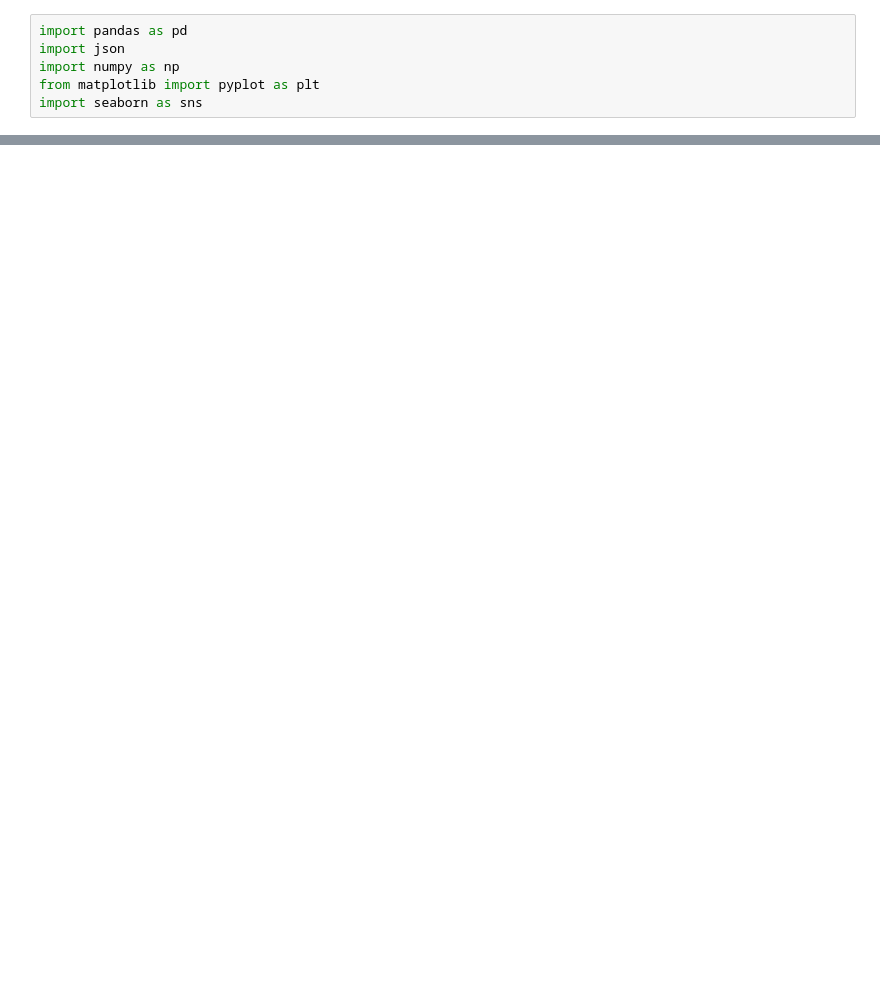
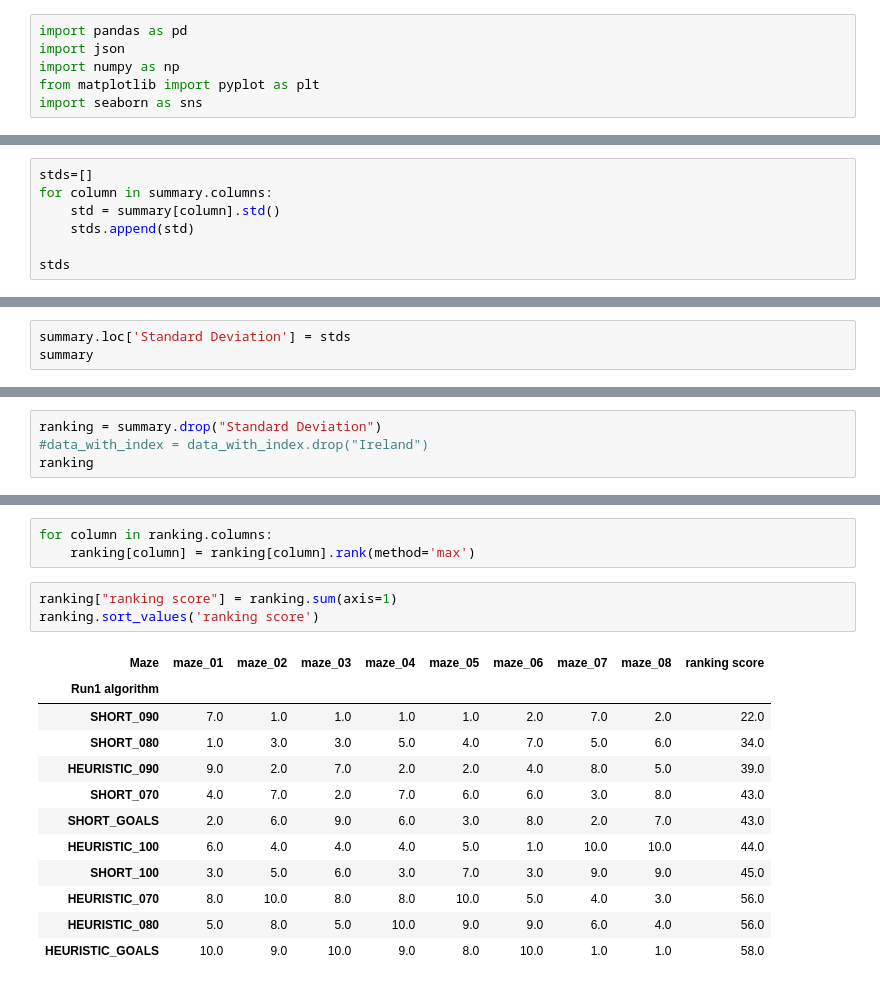
Before and after one commit to magicpai/virtualmaze, a Jupyter notebook: analysis.ipynb, the cells around one changed output, grey strips where cells are left out. Saved outputs shown, nothing was run; the diff lists cells and outputs as text; blank space fills up the shorter version.

```diff
--- a/analysis.ipynb
+++ b/analysis.ipynb
@@ -331,0 +197,7 @@ sns.scatterplot(data=data, x="Coverage", y="Run2", hue="Alg")
+# %%
+stds=[]
+for column in summary.columns:
+    std = summary[column].std()
+    stds.append(std)
+
+stds
@@ -331,0 +213,3 @@ sns.scatterplot(data=data, x="Coverage", y="Run2", hue="Alg")
+# %%
+summary.loc['Standard Deviation'] = stds
+summary
@@ -331,0 +230,4 @@ sns.scatterplot(data=data, x="Coverage", y="Run2", hue="Alg")
+# %%
+ranking = summary.drop("Standard Deviation")
+#data_with_index = data_with_index.drop("Ireland")
+ranking
@@ -331,0 +247,19 @@ sns.scatterplot(data=data, x="Coverage", y="Run2", hue="Alg")
+# %%
+for column in ranking.columns:
+    ranking[column] = ranking[column].rank(method='max')
+# %%
+ranking["ranking score"] = ranking.sum(axis=1)
+ranking.sort_values('ranking score')
+# %% [output]
+| Maze | maze_01 | maze_02 | maze_03 | maze_04 | maze_05 | maze_06 | maze_07 | maze_08 | ranking score |
+| Run1 algorithm |  |  |  |  |  |  |  |  |  |
+| SHORT_090 | 7.0 | 1.0 | 1.0 | 1.0 | 1.0 | 2.0 | 7.0 | 2.0 | 22.0 |
+| SHORT_080 | 1.0 | 3.0 | 3.0 | 5.0 | 4.0 | 7.0 | 5.0 | 6.0 | 34.0 |
+| HEURISTIC_090 | 9.0 | 2.0 | 7.0 | 2.0 | 2.0 | 4.0 | 8.0 | 5.0 | 39.0 |
+| SHORT_070 | 4.0 | 7.0 | 2.0 | 7.0 | 6.0 | 6.0 | 3.0 | 8.0 | 43.0 |
+| SHORT_GOALS | 2.0 | 6.0 | 9.0 | 6.0 | 3.0 | 8.0 | 2.0 | 7.0 | 43.0 |
+| HEURISTIC_100 | 6.0 | 4.0 | 4.0 | 4.0 | 5.0 | 1.0 | 10.0 | 10.0 | 44.0 |
+| SHORT_100 | 3.0 | 5.0 | 6.0 | 3.0 | 7.0 | 3.0 | 9.0 | 9.0 | 45.0 |
+| HEURISTIC_070 | 8.0 | 10.0 | 8.0 | 8.0 | 10.0 | 5.0 | 4.0 | 3.0 | 56.0 |
+| HEURISTIC_080 | 5.0 | 8.0 | 5.0 | 10.0 | 9.0 | 9.0 | 6.0 | 4.0 | 56.0 |
+| HEURISTIC_GOALS | 10.0 | 9.0 | 10.0 | 9.0 | 8.0 | 10.0 | 1.0 | 1.0 | 58.0 |
```
Also changed, not shown: parts of 70 cells of this notebook.
